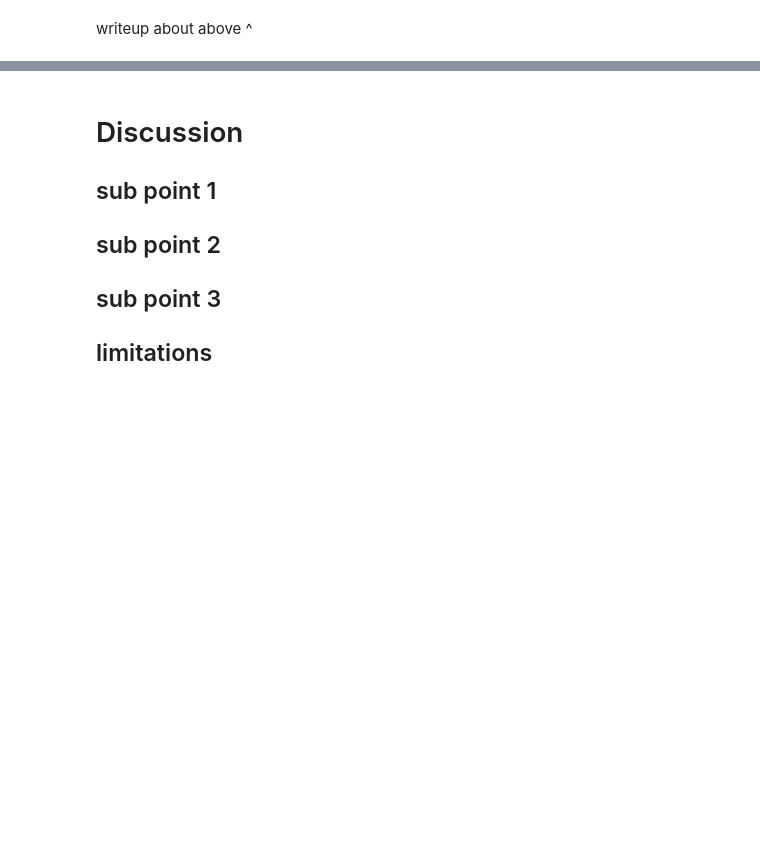
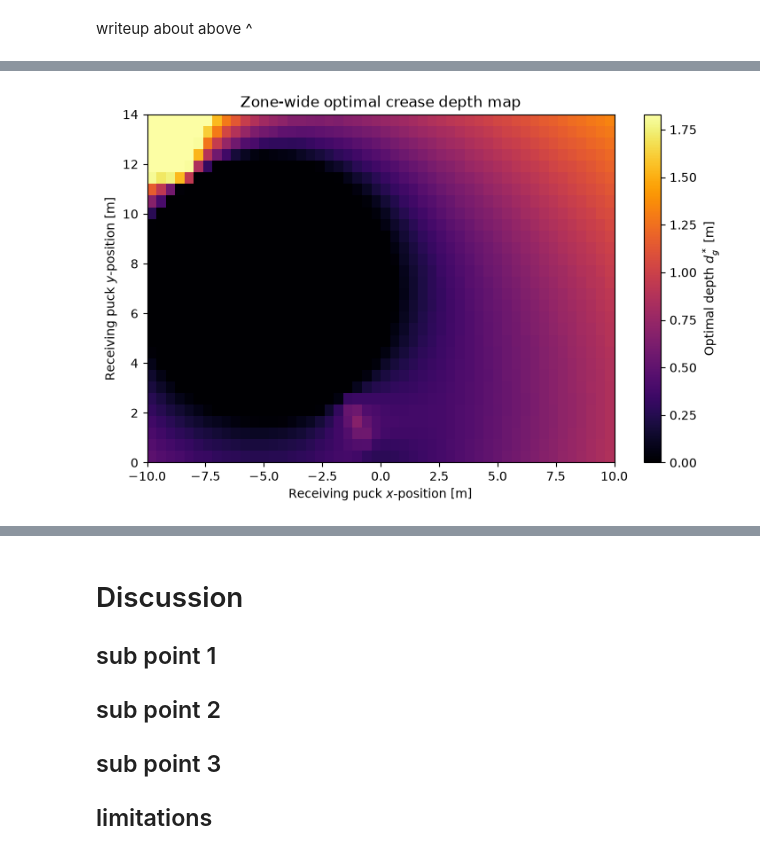
Before and after one commit to kaiwave/goaltender-optimisation-jnb, a Jupyter notebook: main.ipynb, the cells around one changed output, grey strips where cells are left out. Cells and saved outputs as stored; diff of their text form; code cells hidden in the pictures; blank space fills up the shorter version.

```diff
--- a/main.ipynb
+++ b/main.ipynb
@@ -404,0 +509,11 @@ writeup about above ^
+# %%
+#| label: fig-optimal-depth-map-1
+#| fig-cap: "Optimal dynamic crease challenge surface $d_g^*$ across candidate reception coordinates $\vec{p}_2$, given an active passer at $\vec{p}_1 = (-5.0, 7.0)$"
+#| fig-width: 6
+#| fig-height: 3.6
+#| fig-pos: "H"
+#| fig-align: "center"
+
+fig, ax = model.plot_zone_depth_surface(p1=(-5.0, 7.0))
+# %% [output]
+[figure, added]
```
Also changed, not shown: parts of 17 cells of this notebook, 1 other file.
